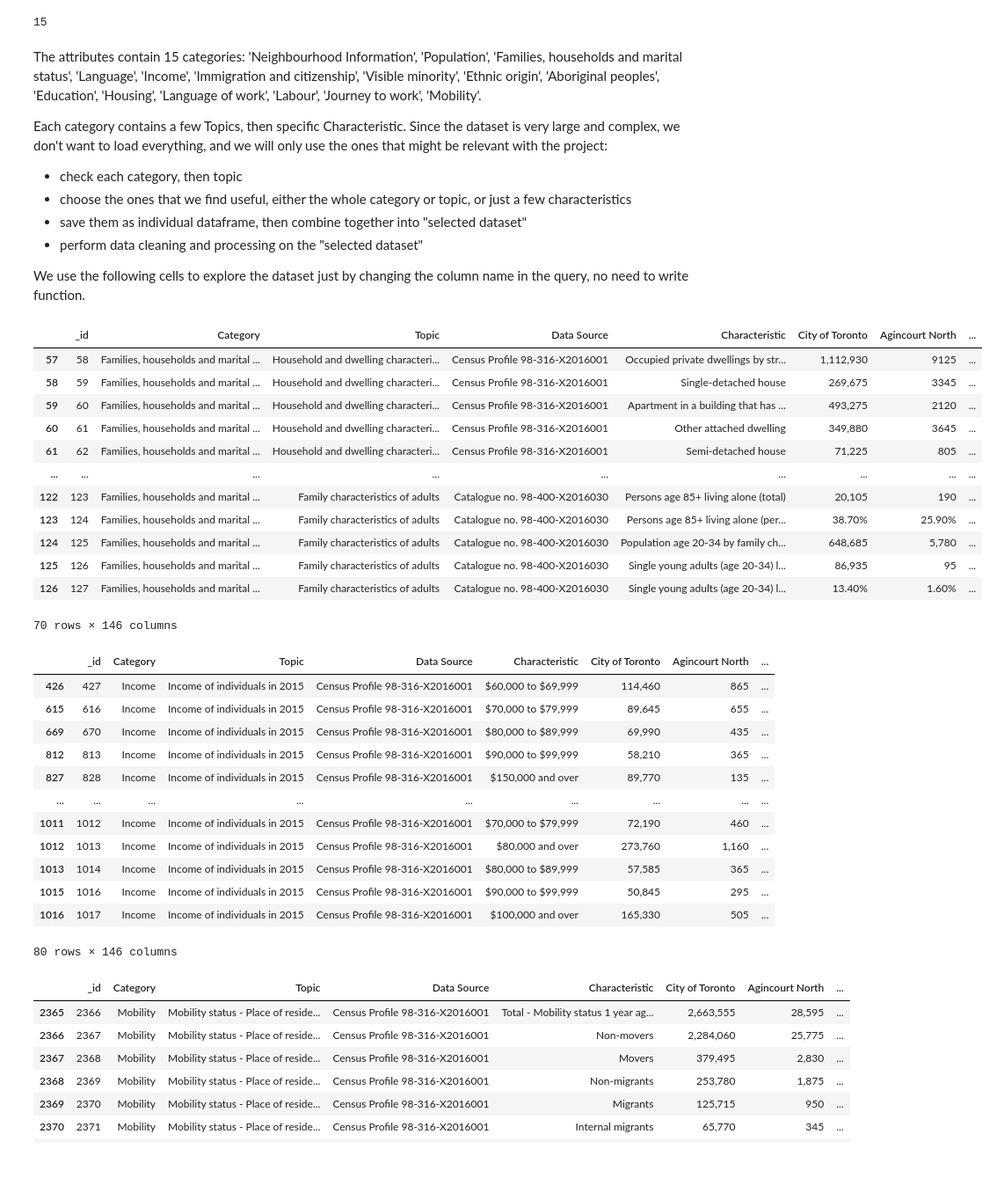
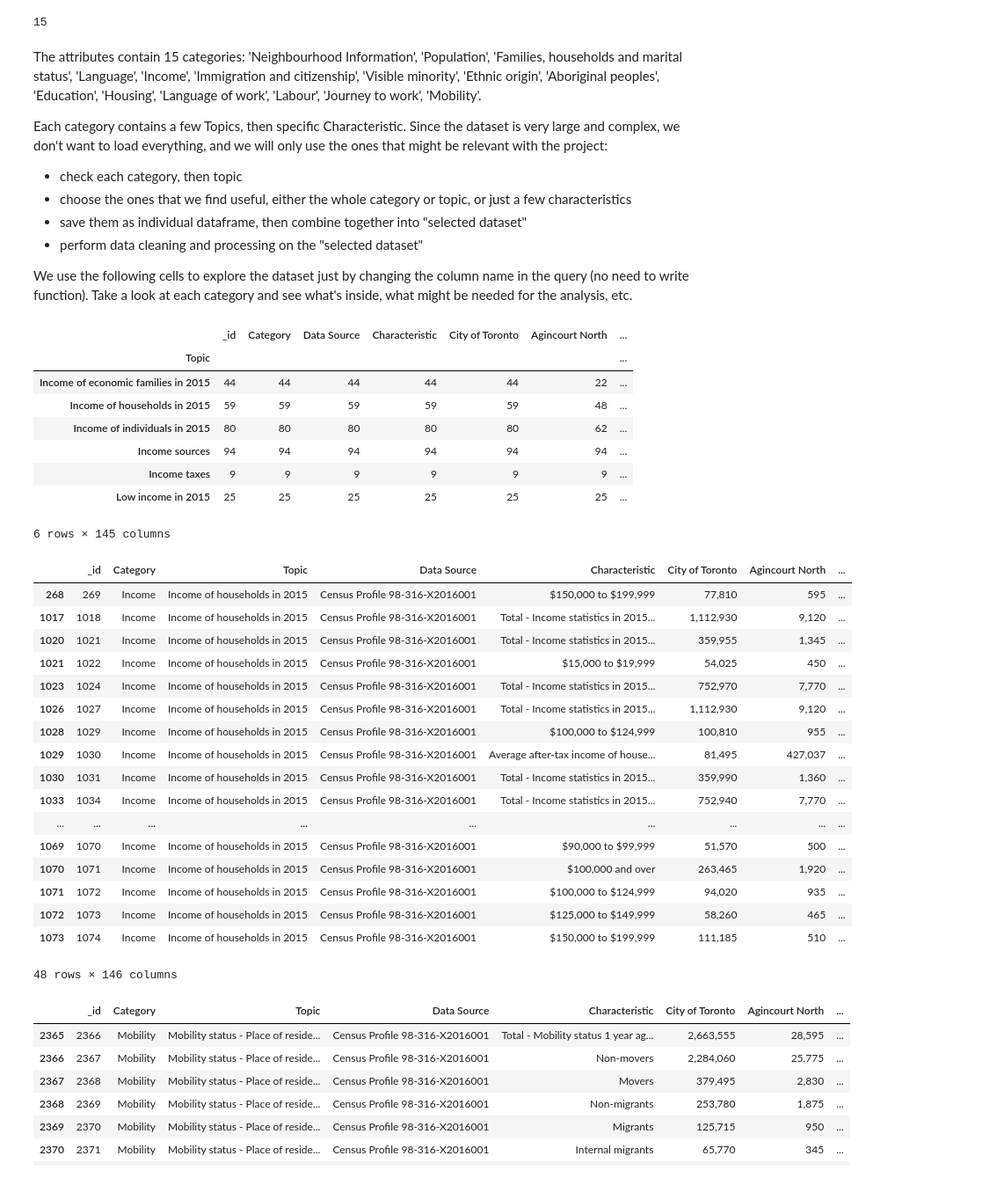
Before and after one commit to dailyLi/SafeTOgether, a Jupyter notebook: Data_cleaning.ipynb, the cells around one changed output. Shown at 88% size. Cells and saved outputs as stored; diff of their text form; code cells hidden in the pictures.

```diff
--- a/Data_cleaning.ipynb
+++ b/Data_cleaning.ipynb
@@ -52,39 +56,41 @@ Each category contains a few Topics, then specific Characteristic. Since the dat
 - save them as individual dataframe, then combine together into "selected dataset"
 - perform data cleaning and processing on the "selected dataset"
 
-We use the following cells to explore the dataset just by changing the column name in the query, no need to write function.
+We use the following cells to explore the dataset just by changing the column name in the query (no need to write function). Take a look at each category and see what's inside, what might be needed for the analysis, etc.
 # %%
-df[df["Category"] == "Families, households and marital status"]
+df[df["Category"] == "Income"].groupby("Topic").count()
 # %% [output]
-|  | _id | Category | Topic | Data Source | Characteristic | City of Toronto | Agincourt North | ... |
-| 57 | 58 | Families, households and marital ... | Household and dwelling characteri... | Census Profile 98-316-X2016001 | Occupied private dwellings by str... | 1,112,930 | 9125 | ... |
-| 58 | 59 | Families, households and marital ... | Household and dwelling characteri... | Census Profile 98-316-X2016001 | Single-detached house | 269,675 | 3345 | ... |
-| 59 | 60 | Families, households and marital ... | Household and dwelling characteri... | Census Profile 98-316-X2016001 | Apartment in a building that has ... | 493,275 | 2120 | ... |
-| 60 | 61 | Families, households and marital ... | Household and dwelling characteri... | Census Profile 98-316-X2016001 | Other attached dwelling | 349,880 | 3645 | ... |
-| 61 | 62 | Families, households and marital ... | Household and dwelling characteri... | Census Profile 98-316-X2016001 | Semi-detached house | 71,225 | 805 | ... |
-| ... | ... | ... | ... | ... | ... | ... | ... | ... |
-| 122 | 123 | Families, households and marital ... | Family characteristics of adults | Catalogue no. 98-400-X2016030 | Persons age 85+ living alone (total) | 20,105 | 190 | ... |
-| 123 | 124 | Families, households and marital ... | Family characteristics of adults | Catalogue no. 98-400-X2016030 | Persons age 85+ living alone (per... | 38.70% | 25.90% | ... |
-| 124 | 125 | Families, households and marital ... | Family characteristics of adults | Catalogue no. 98-400-X2016030 | Population age 20-34 by family ch... | 648,685 | 5,780 | ... |
-| 125 | 126 | Families, households and marital ... | Family characteristics of adults | Catalogue no. 98-400-X2016030 | Single young adults (age 20-34) l... | 86,935 | 95 | ... |
-| 126 | 127 | Families, households and marital ... | Family characteristics of adults | Catalogue no. 98-400-X2016030 | Single young adults (age 20-34) l... | 13.40% | 1.60% | ... |
+|  | _id | Category | Data Source | Characteristic | City of Toronto | Agincourt North | ... |
+| Topic |  |  |  |  |  |  | ... |
+| Income of economic families in 2015 | 44 | 44 | 44 | 44 | 44 | 22 | ... |
+| Income of households in 2015 | 59 | 59 | 59 | 59 | 59 | 48 | ... |
+| Income of individuals in 2015 | 80 | 80 | 80 | 80 | 80 | 62 | ... |
+| Income sources | 94 | 94 | 94 | 94 | 94 | 94 | ... |
+| Income taxes | 9 | 9 | 9 | 9 | 9 | 9 | ... |
+| Low income in 2015 | 25 | 25 | 25 | 25 | 25 | 25 | ... |
-70 rows × 146 columns
+6 rows × 145 columns
 # %%
-df[(df["Category"] == "Income") & (df["Topic"].str.contains("Income of individuals"))]
+df[(df["Category"] == "Income") &
+   (df["Topic"].str.contains("Income of households in 2015")) & (df["Annex"].notnull())]
 # %% [output]
 |  | _id | Category | Topic | Data Source | Characteristic | City of Toronto | Agincourt North | ... |
-| 426 | 427 | Income | Income of individuals in 2015 | Census Profile 98-316-X2016001 | $60,000 to $69,999 | 114,460 | 865 | ... |
-| 615 | 616 | Income | Income of individuals in 2015 | Census Profile 98-316-X2016001 | $70,000 to $79,999 | 89,645 | 655 | ... |
-| 669 | 670 | Income | Income of individuals in 2015 | Census Profile 98-316-X2016001 | $80,000 to $89,999 | 69,990 | 435 | ... |
-| 812 | 813 | Income | Income of individuals in 2015 | Census Profile 98-316-X2016001 | $90,000 to $99,999 | 58,210 | 365 | ... |
-| 827 | 828 | Income | Income of individuals in 2015 | Census Profile 98-316-X2016001 | $150,000 and over | 89,770 | 135 | ... |
+| 268 | 269 | Income | Income of households in 2015 | Census Profile 98-316-X2016001 | $150,000 to $199,999 | 77,810 | 595 | ... |
+| 1017 | 1018 | Income | Income of households in 2015 | Census Profile 98-316-X2016001 | Total - Income statistics in 2015... | 1,112,930 | 9,120 | ... |
+| 1020 | 1021 | Income | Income of households in 2015 | Census Profile 98-316-X2016001 | Total - Income statistics in 2015... | 359,955 | 1,345 | ... |
+| 1021 | 1022 | Income | Income of households in 2015 | Census Profile 98-316-X2016001 | $15,000 to $19,999 | 54,025 | 450 | ... |
+| 1023 | 1024 | Income | Income of households in 2015 | Census Profile 98-316-X2016001 | Total - Income statistics in 2015... | 752,970 | 7,770 | ... |
+| 1026 | 1027 | Income | Income of households in 2015 | Census Profile 98-316-X2016001 | Total - Income statistics in 2015... | 1,112,930 | 9,120 | ... |
+| 1028 | 1029 | Income | Income of households in 2015 | Census Profile 98-316-X2016001 | $100,000 to $124,999 | 100,810 | 955 | ... |
+| 1029 | 1030 | Income | Income of households in 2015 | Census Profile 98-316-X2016001 | Average after-tax income of house... | 81,495 | 427,037 | ... |
+| 1030 | 1031 | Income | Income of households in 2015 | Census Profile 98-316-X2016001 | Total - Income statistics in 2015... | 359,990 | 1,360 | ... |
+| 1033 | 1034 | Income | Income of households in 2015 | Census Profile 98-316-X2016001 | Total - Income statistics in 2015... | 752,940 | 7,770 | ... |
 | ... | ... | ... | ... | ... | ... | ... | ... | ... |
-| 1011 | 1012 | Income | Income of individuals in 2015 | Census Profile 98-316-X2016001 | $70,000 to $79,999 | 72,190 | 460 | ... |
-| 1012 | 1013 | Income | Income of individuals in 2015 | Census Profile 98-316-X2016001 | $80,000 and over | 273,760 | 1,160 | ... |
-| 1013 | 1014 | Income | Income of individuals in 2015 | Census Profile 98-316-X2016001 | $80,000 to $89,999 | 57,585 | 365 | ... |
-| 1015 | 1016 | Income | Income of individuals in 2015 | Census Profile 98-316-X2016001 | $90,000 to $99,999 | 50,845 | 295 | ... |
-| 1016 | 1017 | Income | Income of individuals in 2015 | Census Profile 98-316-X2016001 | $100,000 and over | 165,330 | 505 | ... |
+| 1069 | 1070 | Income | Income of households in 2015 | Census Profile 98-316-X2016001 | $90,000 to $99,999 | 51,570 | 500 | ... |
+| 1070 | 1071 | Income | Income of households in 2015 | Census Profile 98-316-X2016001 | $100,000 and over | 263,465 | 1,920 | ... |
+| 1071 | 1072 | Income | Income of households in 2015 | Census Profile 98-316-X2016001 | $100,000 to $124,999 | 94,020 | 935 | ... |
+| 1072 | 1073 | Income | Income of households in 2015 | Census Profile 98-316-X2016001 | $125,000 to $149,999 | 58,260 | 465 | ... |
+| 1073 | 1074 | Income | Income of households in 2015 | Census Profile 98-316-X2016001 | $150,000 to $199,999 | 111,185 | 510 | ... |
-80 rows × 146 columns
+48 rows × 146 columns
 # %%
 df[df["Category"]=="Mobility"]
 # %% [output]
```
Also changed, not shown: parts of 44 cells of this notebook.
